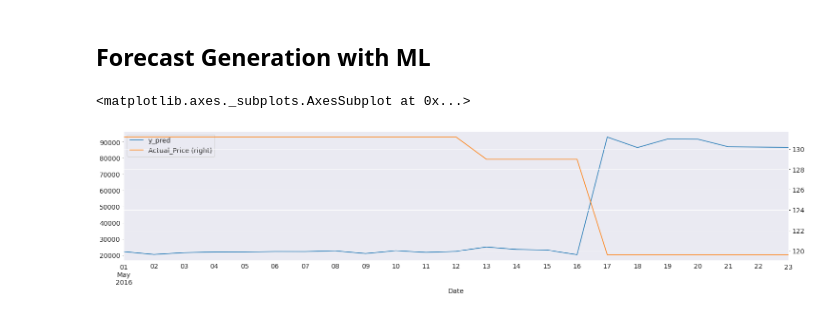
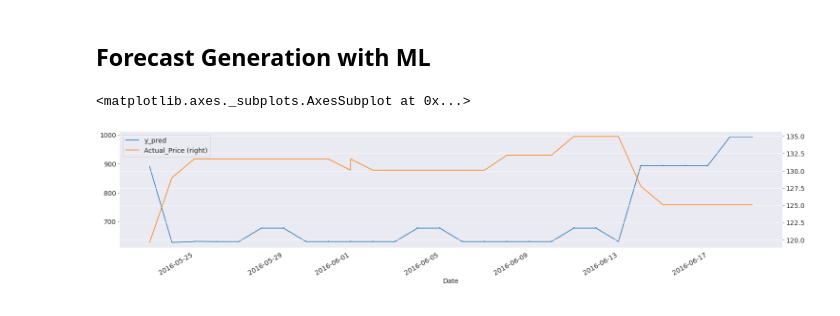
Before and after one commit to Kulikov17/MLDS_ATSF, a Jupyter notebook: hw_3/kulikov_w2022_23_hw3.ipynb, the cells around one changed output. Drawn from its saved outputs; the diff is of its cells as text; code cells hidden in the pictures.

```diff
--- a/hw_3/kulikov_w2022_23_hw3.ipynb
+++ b/hw_3/kulikov_w2022_23_hw3.ipynb
@@ -443,3 +305,9 @@ sku2_train = data_lagged_features[data_lagged_features['SKU_id'] == 2]
+# %%
+data_lagged_features_ml_test = data_lagged_features_test.set_index(['Date'])
+# %%
+# test specific model for each SKU
+sku1_test = data_lagged_features_ml_test[data_lagged_features_ml_test['SKU_id'] == 1]
+sku2_test = data_lagged_features_ml_test[data_lagged_features_ml_test['SKU_id'] == 2]
 # %%
 # try lightgbm as ml algorithm
 import lightgbm as lgb
@@ -465,7 +333,7 @@ lgbm1 = lgb.LGBMRegressor(
                         subsample=0.4,
                         num_leaves=40,
                         metric='mae')
-lgbm1.fit(X = sku1_train.loc[:test_start_dt].drop(['SKU_id','Demand'], axis=1), y = sku1_train.loc[:test_start_dt].Demand)
+lgbm1.fit(X = sku1_train.drop(['SKU_id','Demand'], axis=1), y = sku1_train.Demand)
 
 lgbm2 = lgb.LGBMRegressor(
                         n_estimators=500,
@@ -475,7 +343,7 @@ lgbm2 = lgb.LGBMRegressor(
                         num_leaves=40,
                         metric='mae')
 
-lgbm2.fit(X = sku2_train.loc[:test_start_dt].drop(['SKU_id','Demand'], axis=1), y = sku2_train.loc[:test_start_dt].Demand)
+lgbm2.fit(X = sku2_train.drop(['SKU_id','Demand'], axis=1), y = sku2_train.Demand)
 # %% [output]
 LGBMRegressor(feature_fraction=0.7, metric='mae', n_estimators=500,
               num_leaves=40, subsample=0.4)
@@ -571,9 +454,15 @@ Wall time: 3.25 s
+# %%
+# Test sets
+X_test1 = sku1_test.drop(['SKU_id','Demand'], axis=1)
+y_test1 = sku1_test.Demand
+X_test2 = sku2_test.drop(['SKU_id', 'Demand'], axis=1)
+y_test2 = sku2_test.Demand
 # %% [markdown]
 ## Forecast Generation with ML
 # %%
 # forecast for sku 1
-X_test1['y_pred'] = lgbm1.predict(X_test1)
+X_test1['y_pred'] = lgbm1.predict(X_test1[X_test1.columns[:-1]])
 X_test1[['y_pred', 'Actual_Price']].plot(secondary_y = ['Actual_Price'])
 # %% [output]
 <matplotlib.axes._subplots.AxesSubplot at 0x...>
-[figure, old version]
+[figure, new version]
```
Also changed, not shown: parts of 50 cells of this notebook.
